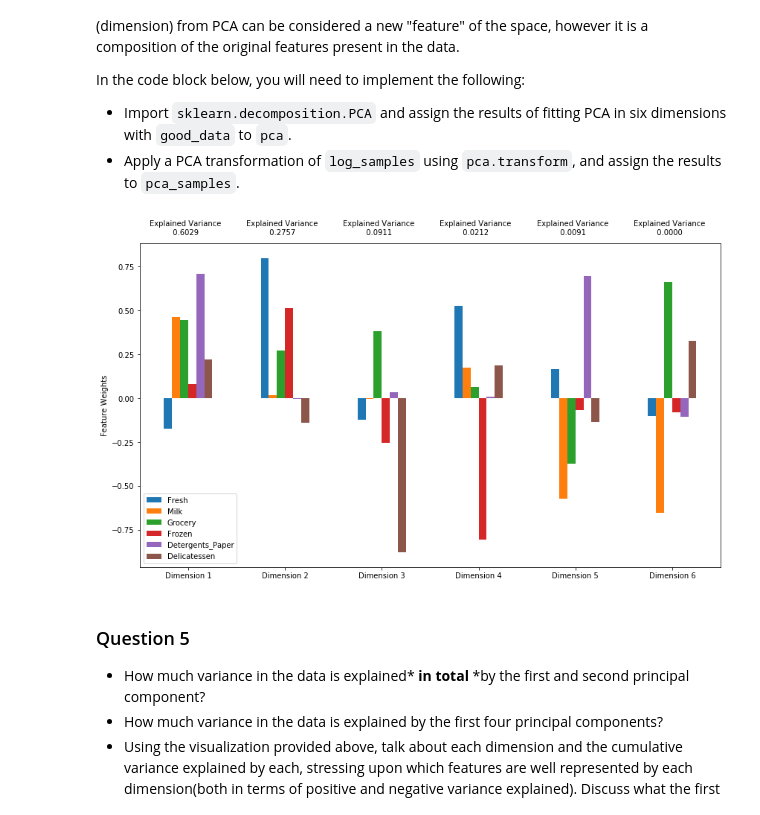
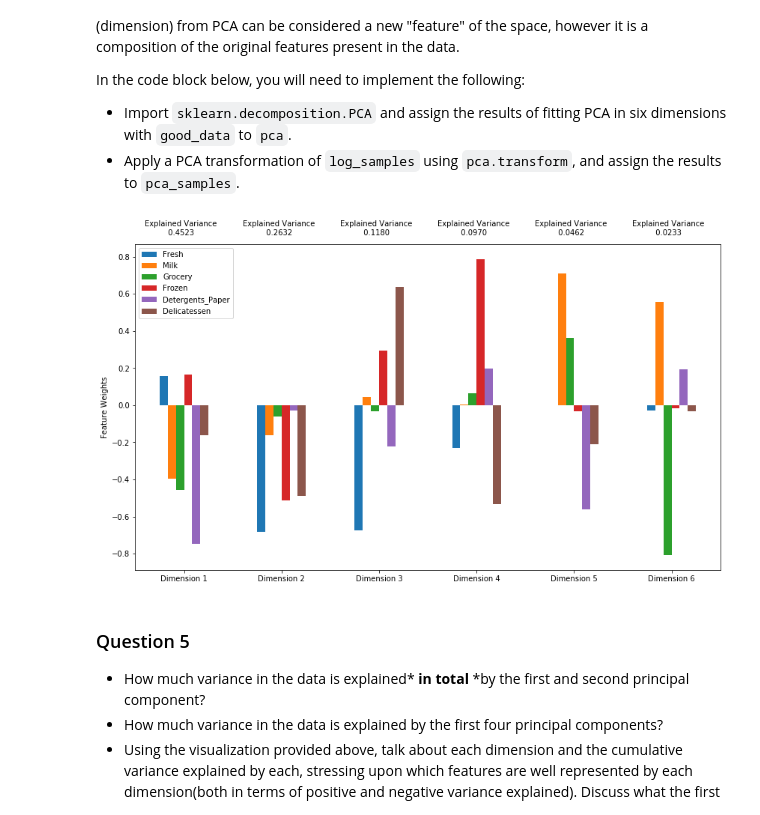
Before and after one commit to August-K-Y/MachineLearningNanoDegree, a Jupyter notebook: projects/customer_segments/customer_segments.ipynb, the cells around one changed output. Saved outputs shown, nothing was run; the diff lists cells and outputs as text; code cells hidden in the pictures.

```diff
--- a/projects/customer_segments/customer_segments.ipynb
+++ b/projects/customer_segments/customer_segments.ipynb
@@ -324,17 +324,16 @@ In the code block below, you will need to implement the following:
 # %%
 # TODO: Apply PCA by fitting the good data with the same number of dimensions as features
 from sklearn.decomposition import PCA
-pca = PCA()
-
-pca.fit(log_samples)
+pca = PCA(random_state=2)
+pca.fit(good_data)
 
 # TODO: Transform log_samples using the PCA fit above
 pca_samples = pca.transform(log_samples)
 
 # Generate PCA results plot
 pca_results = vs.pca_results(good_data, pca)
 # %% [output]
-[figure, old version]
+[figure, new version]
 # %% [markdown]
 ### Question 5
 
```
Also changed, not shown: parts of 7 cells of this notebook.
